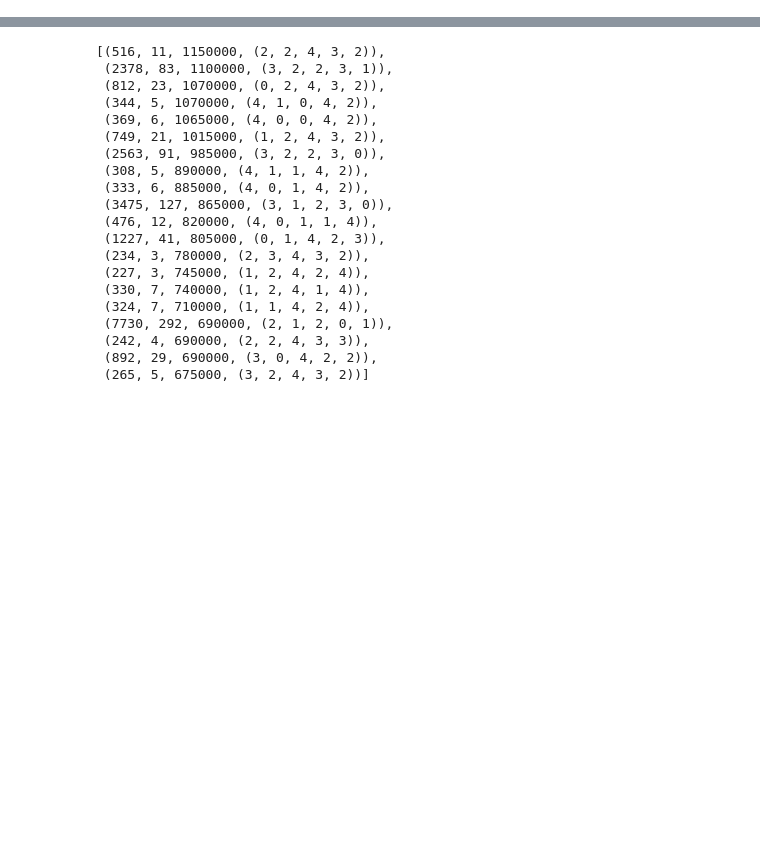
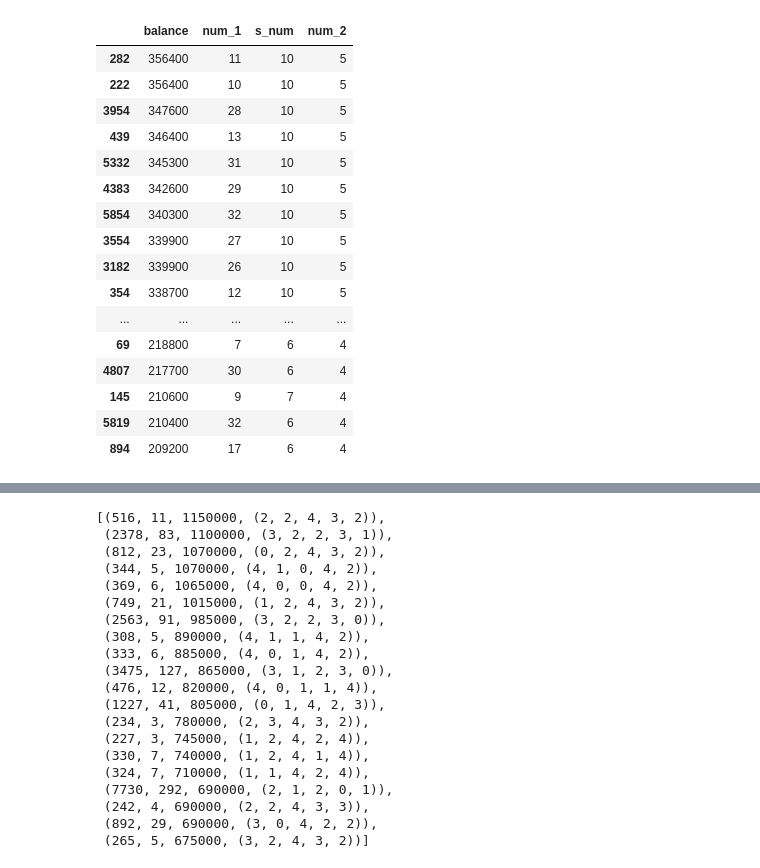
Before and after one commit to CJay-Cipher/virtual_football_league_predictor, a Jupyter notebook: colour_analyzer.ipynb, the cells around one changed output, grey strips where cells are left out. Cells and saved outputs as stored; diff of their text form; code cells hidden in the pictures; blank space fills up the shorter version.

```diff
--- a/colour_analyzer.ipynb
+++ b/colour_analyzer.ipynb
@@ -146,0 +683,21 @@ Total Draws = 3453 --> 2878 minutes --> 48 hours --> 5 days
+# %%
+# df2 = df.copy()
+df2.head(50)
+# %% [output]
+|  | balance | num_1 | s_num | num_2 |
+| 282 | 356400 | 11 | 10 | 5 |
+| 222 | 356400 | 10 | 10 | 5 |
+| 3954 | 347600 | 28 | 10 | 5 |
+| 439 | 346400 | 13 | 10 | 5 |
+| 5332 | 345300 | 31 | 10 | 5 |
+| 4383 | 342600 | 29 | 10 | 5 |
+| 5854 | 340300 | 32 | 10 | 5 |
+| 3554 | 339900 | 27 | 10 | 5 |
+| 3182 | 339900 | 26 | 10 | 5 |
+| 354 | 338700 | 12 | 10 | 5 |
+| ... | ... | ... | ... | ... |
+| 69 | 218800 | 7 | 6 | 4 |
+| 4807 | 217700 | 30 | 6 | 4 |
+| 145 | 210600 | 9 | 7 | 4 |
+| 5819 | 210400 | 32 | 6 | 4 |
+| 894 | 209200 | 17 | 6 | 4 |
```
Also changed, not shown: parts of 22 cells of this notebook, 7 other files.
